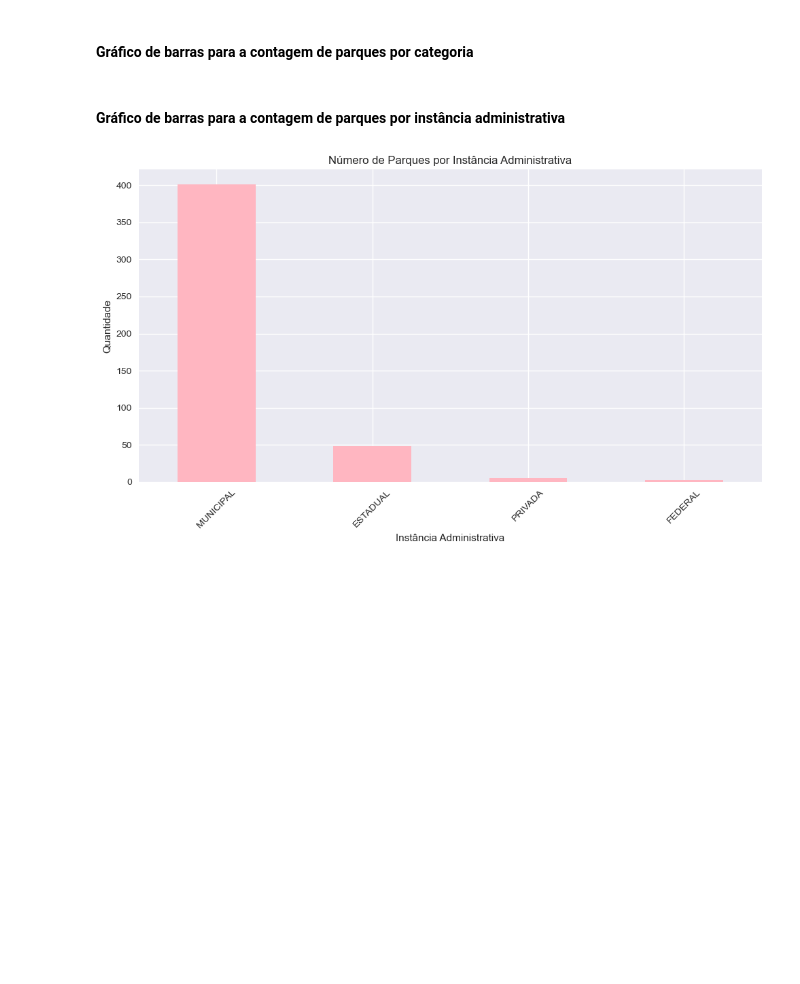
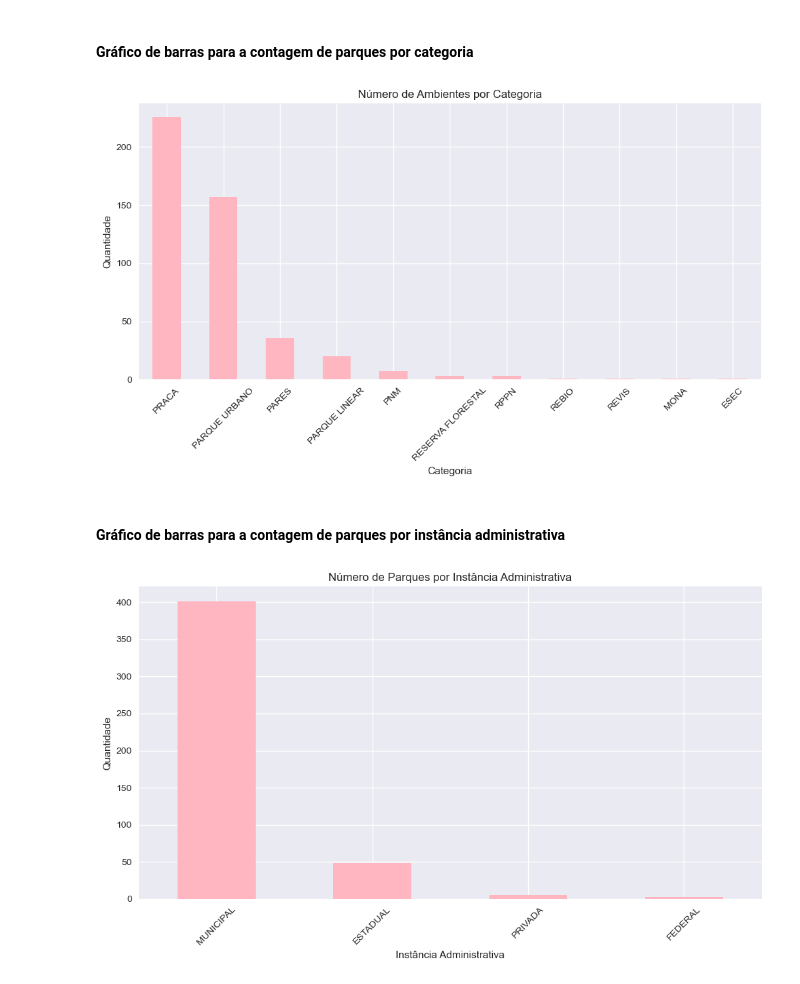
Before and after one commit to praceando/analise-explorat-ria-base-p-blica, a Jupyter notebook: analiseParques_organizado_final.ipynb, the cells around one changed output. Saved outputs shown, nothing was run; the diff lists cells and outputs as text; code cells hidden in the pictures; blank space fills up the shorter version.

```diff
--- a/analiseParques_organizado_final.ipynb
+++ b/analiseParques_organizado_final.ipynb
@@ -99,14 +97,16 @@ When grouping with a length-1 list-like, you will need to pass a length-1 tuple
 # %%
 
 categoria_counts = df['CATEG'].value_counts()
 plt.figure(figsize=(10, 6))
 categoria_counts.plot(kind='bar', color='lightpink')
-plt.title('Número de Parques por Categoria')
+plt.title('Número de Ambientes por Categoria')
 plt.xlabel('Categoria')
 plt.ylabel('Quantidade')
 plt.xticks(rotation=45)
 plt.tight_layout()
 plt.show()
+# %% [output]
+[figure, added]
 # %% [markdown]
 #### Gráfico de barras para a contagem de parques por instância administrativa
 # %%
```
Also changed, not shown: parts of 4 cells of this notebook.
